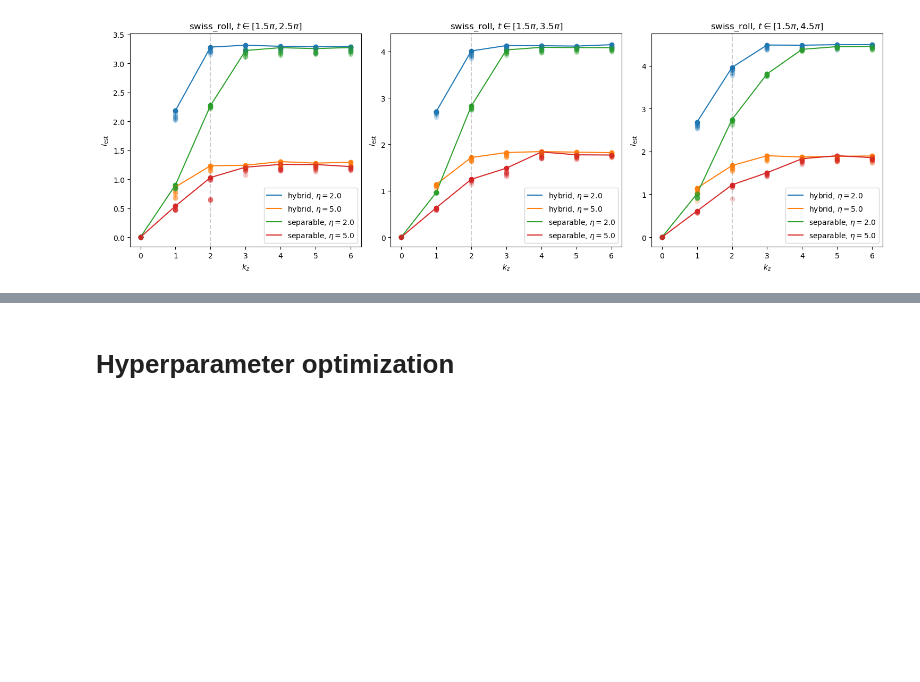
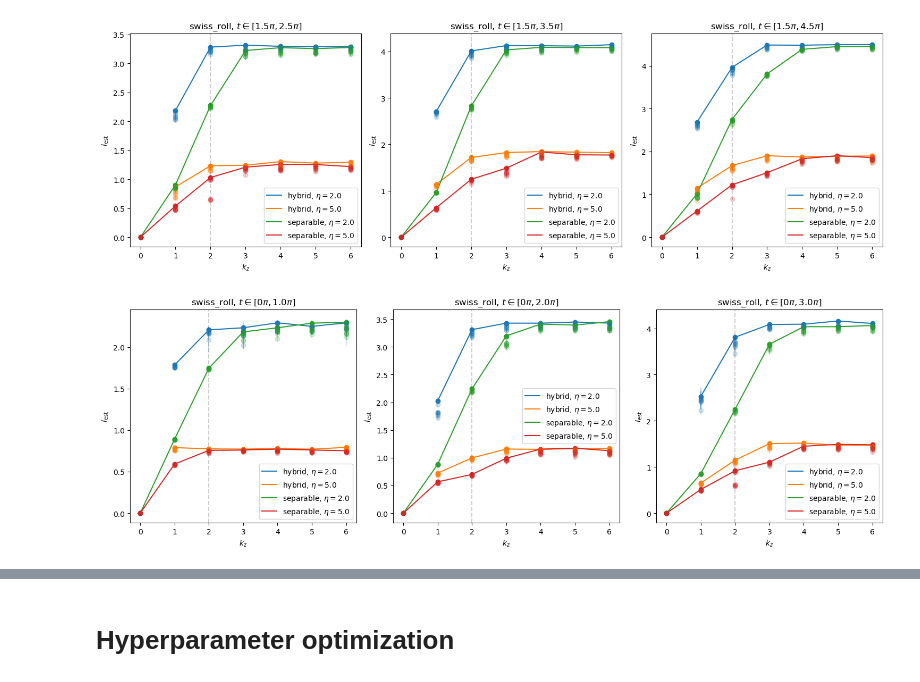
Before and after one commit to paarthgulati/dim_est, a Jupyter notebook: nbs/plotting_infinite_data_dump.ipynb, the cells around one changed output, grey strips where cells are left out. Saved outputs shown, nothing was run; the diff lists cells and outputs as text; code cells hidden in the pictures; blank space fills up the shorter version.

```diff
--- a/plotting_infinite_data.ipynb
+++ b/nbs/plotting_infinite_data_dump.ipynb
@@ -344,7 +326,7 @@ plt.show()
 fig, axes  = plt.subplots(1,3, figsize=(15,5))
 
 dataset_type = 'swiss_roll'
-outfile = "h5_results/infinite_data_swiss_roll.h5"
+outfile = "../h5_results/infinite_data_swiss_roll.h5"
 latent_dim =3
 t_min = 1.5
 # n_iter=20_000
@@ -370,7 +352,8 @@ for ii, t_max in enumerate([2.5, 3.5, 4.5]):
         outfile=outfile,
         sweep_tags=sweep_tags,
         extra_filters=extra_filters,
-        metric_key="mi_bits",
+        setup = "infinite_data_iter",
+        metric_keys="mi_bits",
         include_meta_keys=[
             "tags.kz",
         ]
@@ -399,3 +382,63 @@ plt.tight_layout()
 plt.show()
 # %% [output]
 [figure]
+# %%
+fig, axes  = plt.subplots(1,3, figsize=(15,5))
+
+dataset_type = 'swiss_roll'
+outfile = "../h5_results/infinite_data_swiss_roll.h5"
+latent_dim =3
+t_min = 0
+# n_iter=20_000
+
+for ii, t_max in enumerate([1.0, 2.0, 3.0]):
+    ax = axes[ii]
+
+    sweep_tags = {
+        "tags.dataset_type": [dataset_type],
+        "tags.critic_type": ["hybrid", "separable"],
+        "params.experiment_cfg.dataset.cfg.transform.sig_embed_x": [2.0, 5.0], ## same noise was added to x and y, add a check if necessary
+    }
+
+    extra_filters = {
+        "params.experiment_cfg.dataset.cfg.latent.latent_dim": latent_dim,
+        "params.experiment_cfg.dataset.cfg.latent.t_min_pi_units": t_min,
+        "params.experiment_cfg.dataset.cfg.latent.t_max_pi_units": t_max,
+        #     # "tags.n_iter": n_iter,
+        "tags.estimator": "lclip",
+    }
+
+    results_df = load_mi_summary(
+        outfile=outfile,
+        sweep_tags=sweep_tags,
+        extra_filters=extra_filters,
+        setup = "infinite_data_iter",
+        metric_keys="mi_bits",
+        include_meta_keys=[
+            "tags.kz",
+        ]
+    )
+
+
+    def label_fn(group_vals):
+        critic_type, sig_embed = group_vals
+        return rf"{critic_type}, $\eta = {sig_embed}$"
+
+    title = rf"{dataset_type}, $t \in [{t_min}\pi, {t_max}\pi]$"
+
+    plot_mi_vs_kz_from_df(
+        ax,
+        results_df,
+        group_keys=("critic_type", "experiment_cfg.dataset.cfg.transform.sig_embed_x"),
+        x_key="kz",
+        y_key="max_smoothed_info",
+        yerr_key="std_smoothed_info",
+        label_fn=label_fn,
+        title=title,
+        true_dim=2,   # actual latent dim of swiss-roll parameter space
+    )
+
+plt.tight_layout()
+plt.show()
+# %% [output]
+[figure, added]
```
Also changed, not shown: parts of 13 cells of this notebook, 15 other files.
